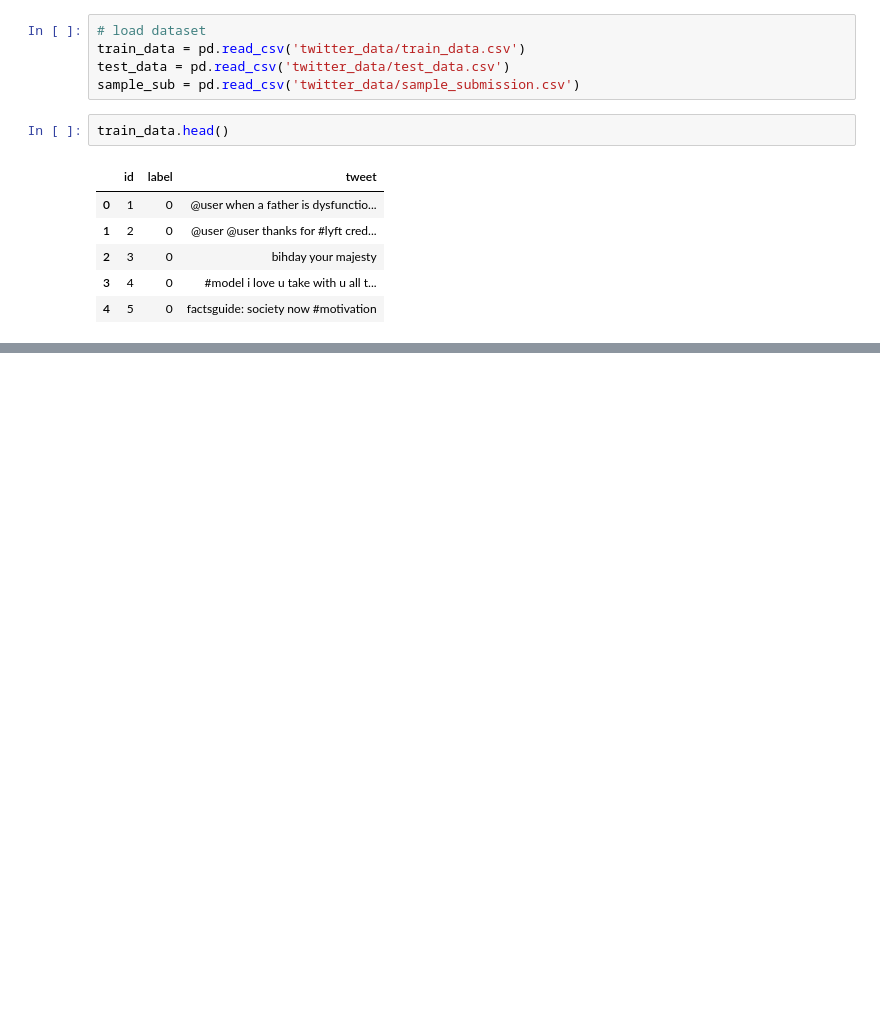
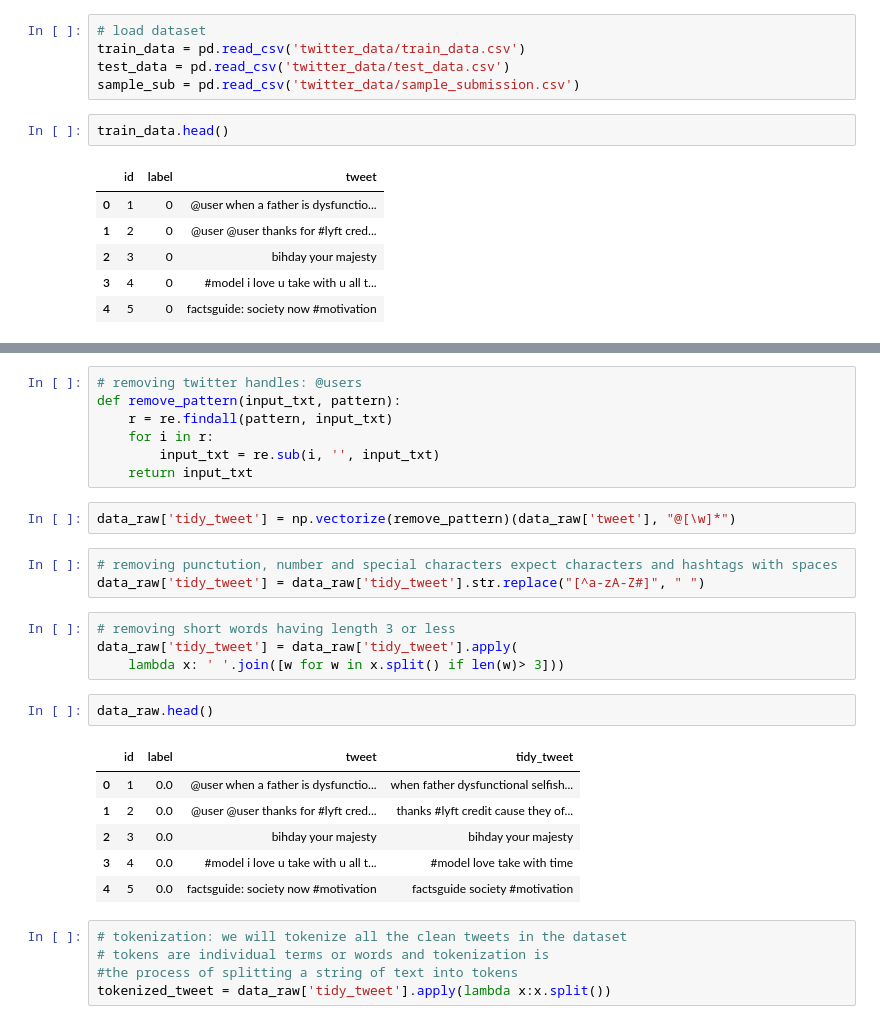
Before and after one commit to NilSagor/AV_ml_practice, a Jupyter notebook: tweet_senti/Untitled.ipynb, the cells around one changed output, grey strips where cells are left out. Cells and saved outputs as stored; diff of their text form; blank space fills up the shorter version.

Commit message:
tweet exploration

```diff
--- a/tweet_senti/Untitled.ipynb
+++ b/tweet_senti/Untitled.ipynb
@@ -30,0 +100,30 @@ train_data.head()
+# %%
+# removing twitter handles: @users
+def remove_pattern(input_txt, pattern):
+    r = re.findall(pattern, input_txt)
+    for i in r:
+        input_txt = re.sub(i, '', input_txt)
+    return input_txt
+# %%
+data_raw['tidy_tweet'] = np.vectorize(remove_pattern)(data_raw['tweet'], "@[\w]*")
+# %%
+# removing punctution, number and special characters expect characters and hashtags with spaces
+data_raw['tidy_tweet'] = data_raw['tidy_tweet'].str.replace("[^a-zA-Z#]", " ")
+# %%
+# removing short words having length 3 or less
+data_raw['tidy_tweet'] = data_raw['tidy_tweet'].apply(
+    lambda x: ' '.join([w for w in x.split() if len(w)> 3]))
+# %%
+data_raw.head()
+# %% [output]
+|  | id | label | tweet | tidy_tweet |
+| 0 | 1 | 0.0 | @user when a father is dysfunctio... | when father dysfunctional selfish... |
+| 1 | 2 | 0.0 | @user @user thanks for #lyft cred... | thanks #lyft credit cause they of... |
+| 2 | 3 | 0.0 | bihday your majesty | bihday your majesty |
+| 3 | 4 | 0.0 | #model i love u take with u all t... | #model love take with time |
+| 4 | 5 | 0.0 | factsguide: society now #motivation | factsguide society #motivation |
+# %%
+# tokenization: we will tokenize all the clean tweets in the dataset
+# tokens are individual terms or words and tokenization is
+#the process of splitting a string of text into tokens
+tokenized_tweet = data_raw['tidy_tweet'].apply(lambda x:x.split())
```
Also changed, not shown: parts of 13 cells of this notebook.
